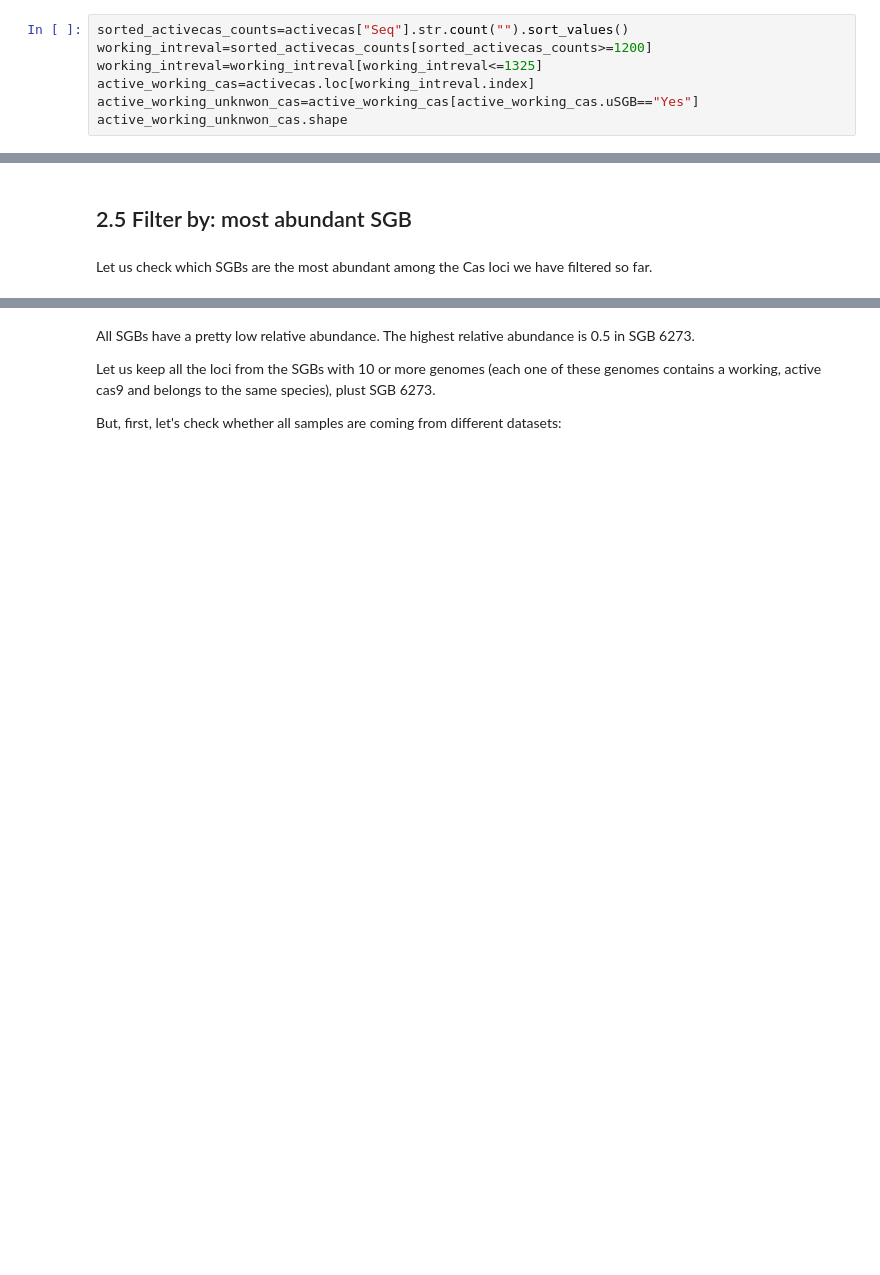
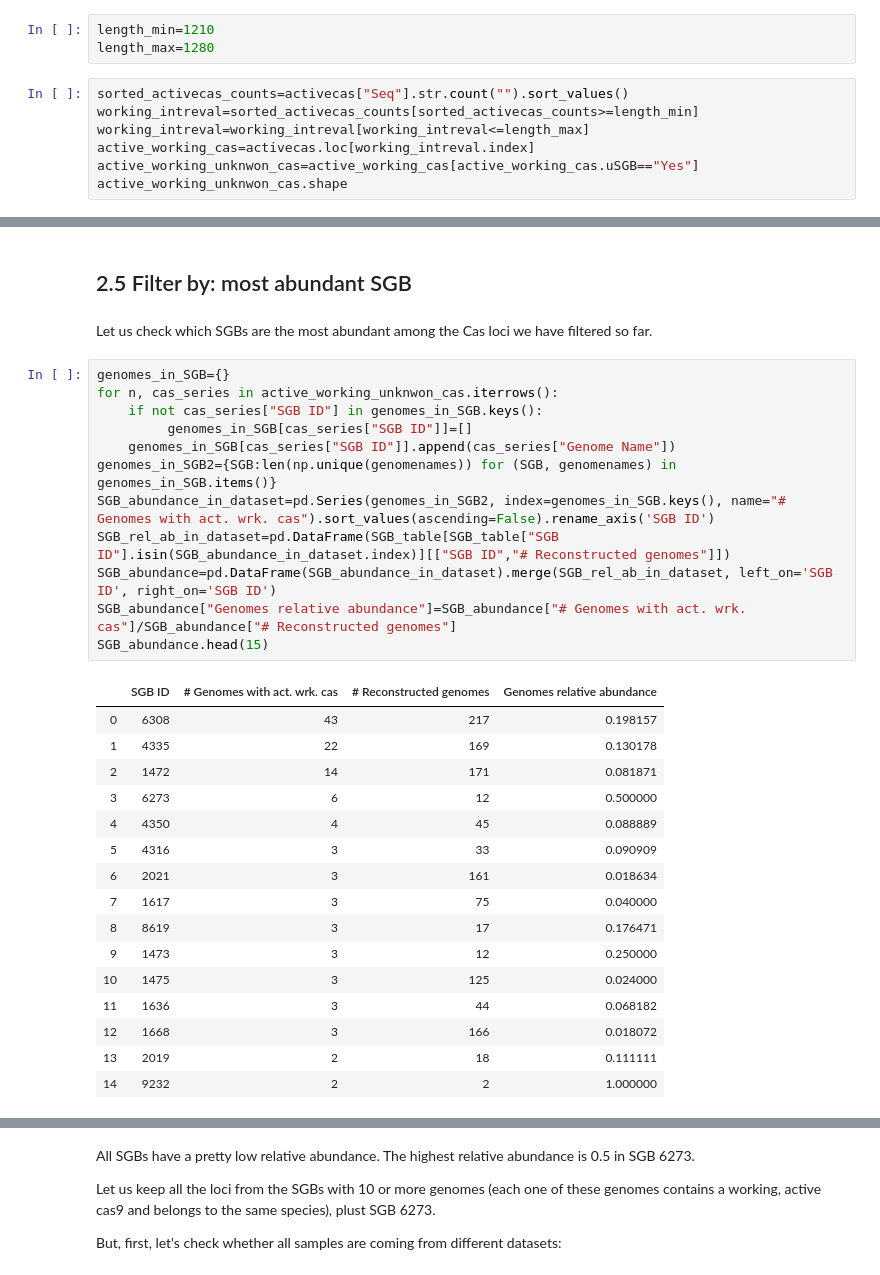
Before and after one commit to L-F-S/cas_mining, a Jupyter notebook: 5caslocitable/Mining for a nice Cpf1 17-09-2019-Copy1.ipynb, the cells around one changed output, grey strips where cells are left out. Saved outputs shown, nothing was run; the diff lists cells and outputs as text; blank space fills up the shorter version.

```diff
--- a/5caslocitable/Mining for a nice Cpf1 17-09-2019-Copy1.ipynb
+++ b/5caslocitable/Mining for a nice Cpf1 17-09-2019-Copy1.ipynb
@@ -164,7 +162,10 @@ lengths_intreval="1200-1325"
+# %%
+length_min=1210
+length_max=1280
 # %%
 sorted_activecas_counts=activecas["Seq"].str.count("").sort_values()
-working_intreval=sorted_activecas_counts[sorted_activecas_counts>=1200]
-working_intreval=working_intreval[working_intreval<=1325]
+working_intreval=sorted_activecas_counts[sorted_activecas_counts>=length_min]
+working_intreval=working_intreval[working_intreval<=length_max]
 active_working_cas=activecas.loc[working_intreval.index]
 active_working_unknwon_cas=active_working_cas[active_working_cas.uSGB=="Yes"]
 active_working_unknwon_cas.shape
@@ -176,4 +177,33 @@ There are 225 active and working Cpf1s from unknown species.
 ## 2.5 Filter by: most abundant SGB
 # %% [markdown]
 Let us check which SGBs are the most abundant among the Cas loci we have filtered so far.
+# %%
+genomes_in_SGB={}
+for n, cas_series in active_working_unknwon_cas.iterrows():
+    if not cas_series["SGB ID"] in genomes_in_SGB.keys():
+         genomes_in_SGB[cas_series["SGB ID"]]=[]
+    genomes_in_SGB[cas_series["SGB ID"]].append(cas_series["Genome Name"])
+genomes_in_SGB2={SGB:len(np.unique(genomenames)) for (SGB, genomenames) in genomes_in_SGB.items()}
+SGB_abundance_in_dataset=pd.Series(genomes_in_SGB2, index=genomes_in_SGB.keys(), name="# Genomes with act. wrk. cas").sort_values(ascending=False).rename_axis('SGB ID')
+SGB_rel_ab_in_dataset=pd.DataFrame(SGB_table[SGB_table["SGB ID"].isin(SGB_abundance_in_dataset.index)][["SGB ID","# Reconstructed genomes"]])
+SGB_abundance=pd.DataFrame(SGB_abundance_in_dataset).merge(SGB_rel_ab_in_dataset, left_on='SGB ID', right_on='SGB ID')
+SGB_abundance["Genomes relative abundance"]=SGB_abundance["# Genomes with act. wrk. cas"]/SGB_abundance["# Reconstructed genomes"]
+SGB_abundance.head(15)
+# %% [output]
+|  | SGB ID | # Genomes with act. wrk. cas | # Reconstructed genomes | Genomes relative abundance |
+| 0 | 6308 | 43 | 217 | 0.198157 |
+| 1 | 4335 | 22 | 169 | 0.130178 |
+| 2 | 1472 | 14 | 171 | 0.081871 |
+| 3 | 6273 | 6 | 12 | 0.500000 |
+| 4 | 4350 | 4 | 45 | 0.088889 |
+| 5 | 4316 | 3 | 33 | 0.090909 |
+| 6 | 2021 | 3 | 161 | 0.018634 |
+| 7 | 1617 | 3 | 75 | 0.040000 |
+| 8 | 8619 | 3 | 17 | 0.176471 |
+| 9 | 1473 | 3 | 12 | 0.250000 |
+| 10 | 1475 | 3 | 125 | 0.024000 |
+| 11 | 1636 | 3 | 44 | 0.068182 |
+| 12 | 1668 | 3 | 166 | 0.018072 |
+| 13 | 2019 | 2 | 18 | 0.111111 |
+| 14 | 9232 | 2 | 2 | 1.000000 |
 # %%
```
Also changed, not shown: parts of 15 cells of this notebook, 8 other files.
